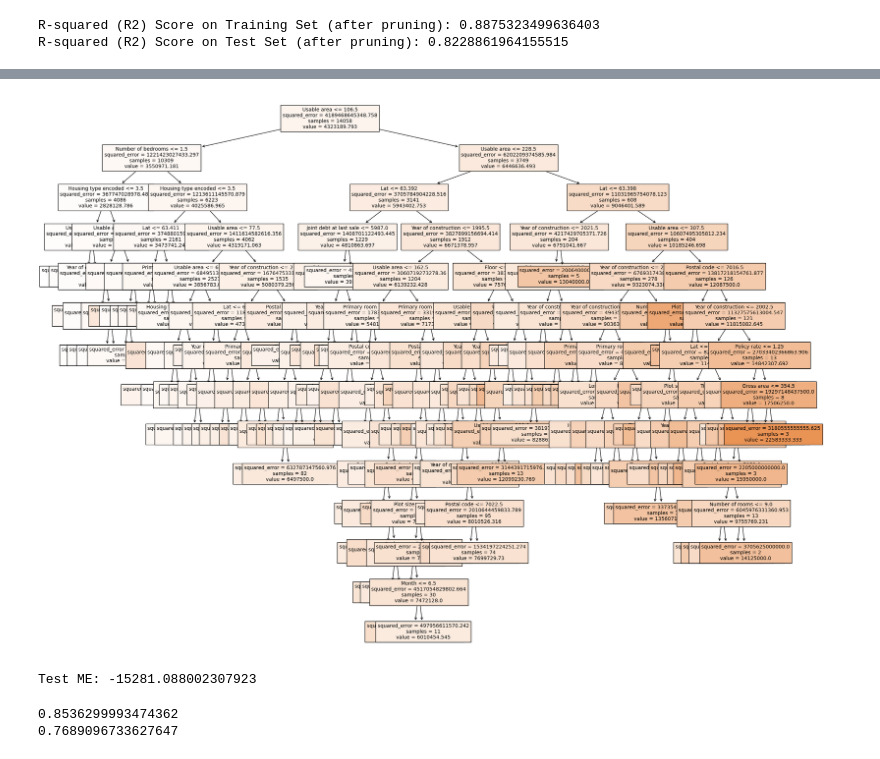
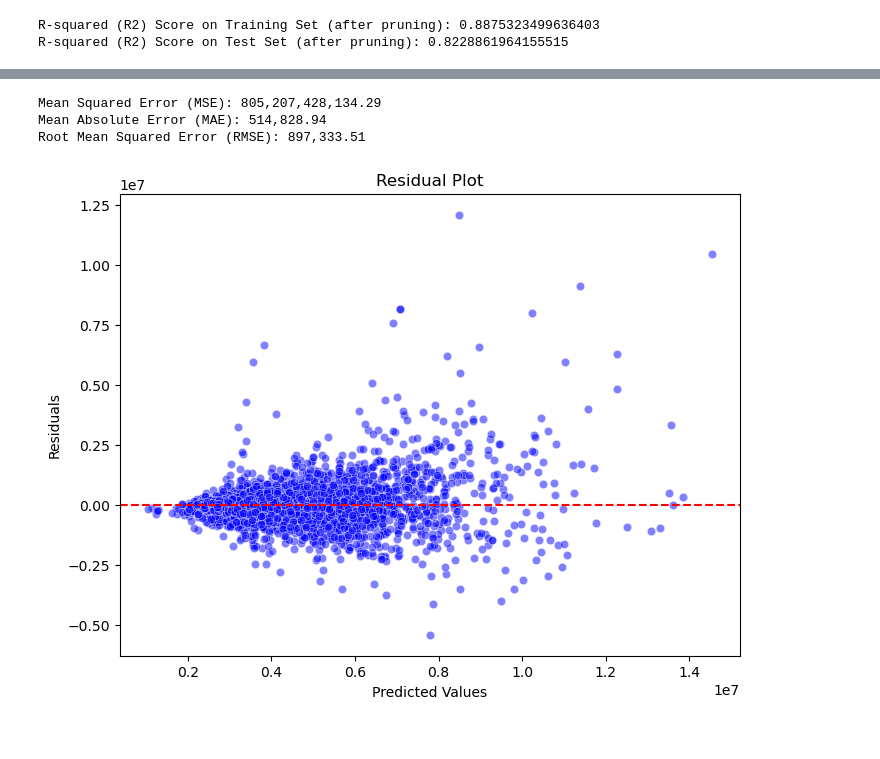
Before and after one commit to sebalexsmith/Bachelor-Thesis-Business-Analytics, a Jupyter notebook: Patrick/DTR RandomForrest.ipynb, the cells around one changed output, grey strips where cells are left out. Drawn from its saved outputs; the diff is of its cells as text; code cells hidden in the pictures.

```diff
--- a/Patrick/DTR RandomForrest.ipynb
+++ b/Patrick/DTR RandomForrest.ipynb
@@ -46,0 +67,3 @@ from sklearn.ensemble import RandomForestRegressor
+# %%
+model_5 = RandomForestRegressor(random_state = 42, n_estimators= 50)
+model_5.fit(X_train, y_train)
@@ -46,0 +91,3 @@ from sklearn.ensemble import RandomForestRegressor
+# %%
+model_51 = RandomForestRegressor(random_state= 42, n_estimators = 50, max_depth = 20)
+model_51.fit(X_train, y_train)
@@ -225,7 +272,7 @@ from sklearn.model_selection import train_test_split
 from sklearn.tree import DecisionTreeRegressor
 
 # Split the data into training and test sets
-X_train, X_test, y_train, y_test = train_test_split(X, y, test_size=0.2, random_state=42)
+X_train, X_test, y_train, y_test = train_test_split(X, y, test_size=0.3, random_state=42)
 
 # Grow individual decision trees using cost complexity pruning
 ccp_alphas = np.arange(1000000, 100000000, 500000)  # Define a range of alpha values
@@ -386,17 +306,36 @@ X_names
-# %%
-fig = plt.figure(figsize=(25,20))
-plot_tree(model_pruned, feature_names = X_names, filled = True, fontsize = 10)
-plt.show()
-# %% [output]
-[figure, removed]
-# %%
-print('Test ME:', np.mean((y_pred2-y_test))) #mean error
-# if positive the model is predicting higher values.
-# %% [output]
-Test ME: -15281.088002307923
-# %%
-print(model_pruned.score(X_train, y_train))
-print(model_pruned.score(X_test, y_test))
-# %% [output]
-0.8536299993474362
-0.7689096733627647
+# %%
+from sklearn.metrics import mean_absolute_error, mean_squared_error
+
+predictions = pruned_model.predict(X_test)
+
+mse = mean_squared_error(y_test, predictions)
+mae = mean_absolute_error(y_test, predictions)
+rmse = np.sqrt(mse)
+
+f_mse = "{:,.2f}".format(mse)
+f_mae = "{:,.2f}".format(mae)
+f_rmse = "{:,.2f}".format(rmse)
+
+print("Mean Squared Error (MSE):", f_mse)
+print("Mean Absolute Error (MAE):", f_mae)
+print("Root Mean Squared Error (RMSE):", f_rmse)
+# %% [output]
+Mean Squared Error (MSE): 805,207,428,134.29
+Mean Absolute Error (MAE): 514,828.94
+Root Mean Squared Error (RMSE): 897,333.51
+# %%
+import seaborn as sns
+
+# Calculate residuals
+residuals = y_test - predictions
+
+# Plot residuals
+plt.figure(figsize=(8, 6))
+sns.scatterplot(x=predictions, y=residuals, color='blue', alpha=0.5)
+plt.axhline(y=0, color='red', linestyle='--')
+plt.title('Residual Plot')
+plt.xlabel('Predicted Values')
+plt.ylabel('Residuals')
+plt.show()
+# %% [output]
+[figure, added]
```
Also changed, not shown: parts of 35 cells of this notebook.
